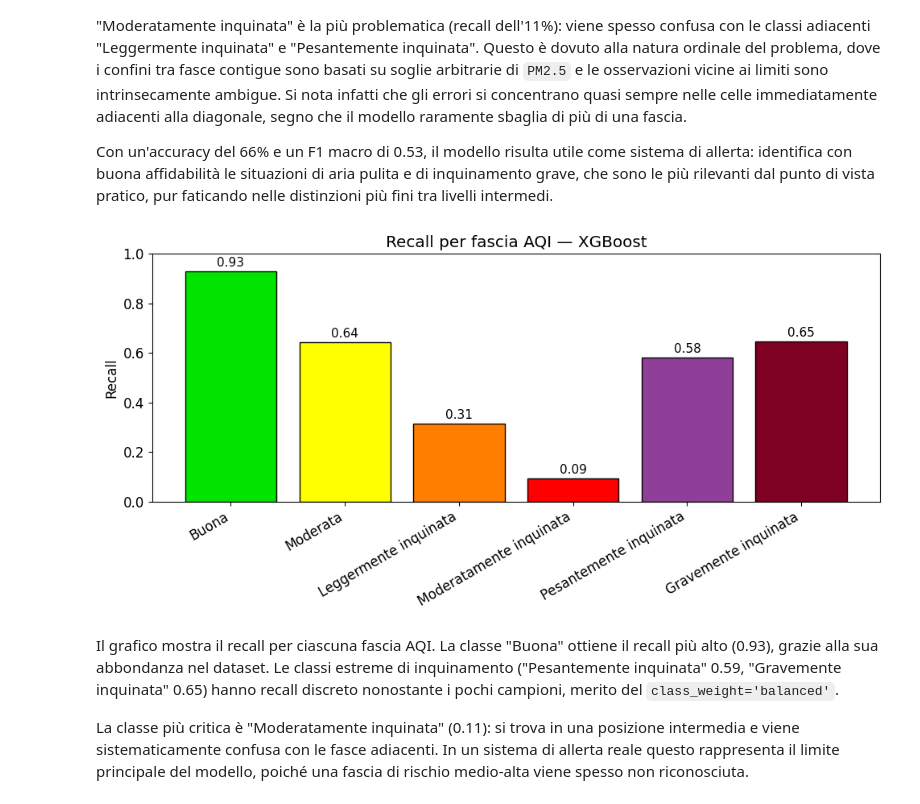
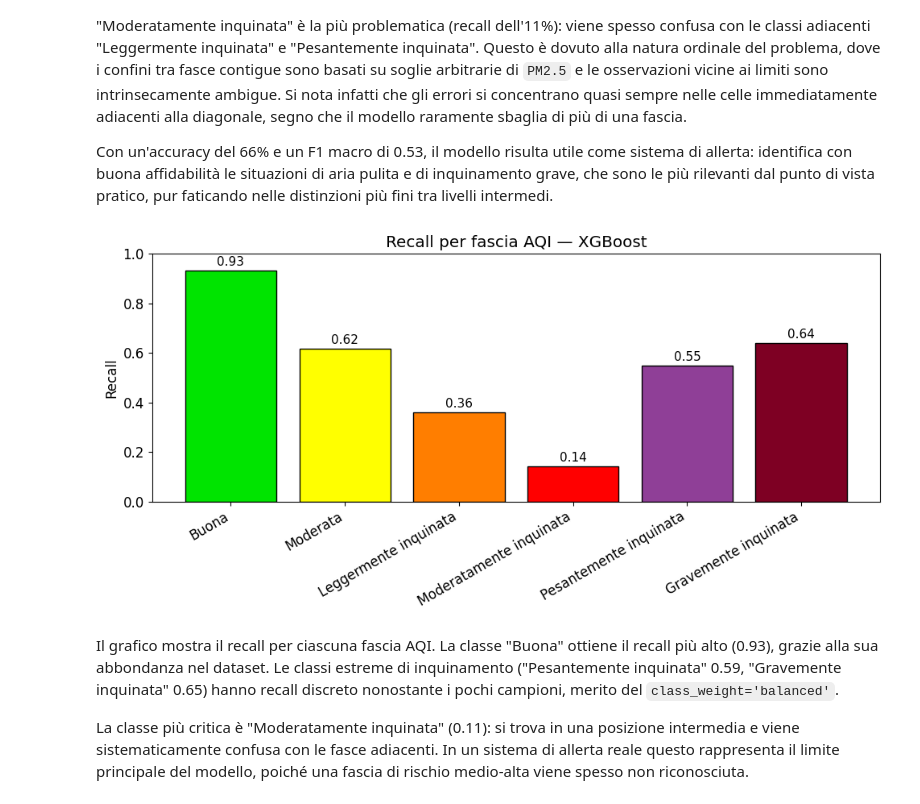
Before and after one commit to cirobassi11/air-quality-prediction, a Jupyter notebook: air_quality_prediction.ipynb, the cells around one changed output. Drawn from its saved outputs; the diff is of its cells as text; code cells hidden in the pictures.

```diff
--- a/air_quality_prediction.ipynb
+++ b/air_quality_prediction.ipynb
@@ -23,8 +23,6 @@ import warnings
 import os
 
 warnings.filterwarnings('ignore')
-%matplotlib inline
-plt.rcParams['figure.figsize'] = (12, 6)
 plt.rcParams['font.size'] = 12
 
 SEED = 42
@@ -1157,13 +1141,9 @@ for group_name, features in feature_groups.items():
     X_tr = X_train_pm10 if group_name == 'Tutte + PM10' else X_train
     X_te = X_test_pm10  if group_name == 'Tutte + PM10' else X_test
 
-    model = Pipeline([
-        ('scaler', StandardScaler()),
-        ('xgb', clone(rs_xgb.best_estimator_['xgb'])) # iperparametri riutilizzati
-    ])
+    model = clone(rs_xgb.best_estimator_)  # iperparametri riutilizzati
 
     model.fit(X_tr[features], y_train)
-
-    evaluate_model(X_tr[features], y_train, model, f'XGBoost - {group_name} - Train')
-    evaluate_model(X_te[features], y_test, model, f'XGBoost - {group_name} - Test')
+    evaluate_model(X_tr[features], y_train, model, f'XGBoost ({group_name}) - Train')
+    evaluate_model(X_te[features], y_test,  model, f'XGBoost ({group_name}) - Test')
 # %% [output]
@@ -1361,25 +1362,22 @@ XGBoost Classifier applica il gradient boosting alla classificazione multi-class
 # %%
 from xgboost import XGBClassifier
 
-xgb_clf = Pipeline([
-    ('scaler', StandardScaler()),
-    ('clf', XGBClassifier(
-        random_state=SEED,
-        tree_method='hist',
-        n_jobs=-1
-    ))
-])
+xgb_clf = XGBClassifier(
+    random_state=SEED,
+    tree_method='hist',
+    n_jobs=-1
+)
 
 param_dist = {
-    'clf__n_estimators':     [200, 300],
-    'clf__max_depth':        [3, 4, 6],
-    'clf__learning_rate':    [0.05, 0.1],
-    'clf__subsample':        [0.7, 0.8],
-    'clf__colsample_bytree': [0.7, 0.8],
-    'clf__reg_alpha':        [0.1, 1],
-    'clf__reg_lambda':       [1, 5],
-    'clf__min_child_weight': [5, 10, 20],
-    'clf__gamma':            [0.1, 0.5, 1],
+    'n_estimators':     [200, 300, 400],
+    'max_depth':        [4, 6, 8],
+    'learning_rate':    [0.05, 0.1, 0.2],
+    'subsample':        [0.7, 0.8],
+    'colsample_bytree': [0.7, 0.8],
+    'reg_alpha':        [0.1, 1],
+    'reg_lambda':       [0.5, 1, 2],
+    'min_child_weight': [5, 10, 20],
+    'gamma':            [0.1, 0.5, 1],
 }
 
 rs_xgb_clf = RandomizedSearchCV(xgb_clf, param_dist, n_iter=20, cv=tscv, scoring='f1_macro', random_state=SEED, n_jobs=1)
@@ -1469,20 +1483,20 @@ Con un'accuracy del 66% e un F1 macro di 0.53, il modello risulta utile come sis
 # %%
 recall_per_class = cm.diagonal() / cm.sum(axis=1)
 
 plt.figure(figsize=(10, 5))
 bars = plt.bar(aqi_names, recall_per_class, color=aqi_colors, edgecolor='black')
 plt.ylabel('Recall')
-plt.title(f'Recall per fascia AQI — {best_name}')
+plt.title(f'Recall per fascia AQI — XGBoost')
 plt.ylim(0, 1)
 plt.xticks(rotation=30, ha='right')
 
 for bar, val in zip(bars, recall_per_class):
     plt.text(bar.get_x() + bar.get_width()/2, bar.get_height() + 0.02, f'{val:.2f}', ha='center', fontsize=11)
 
 plt.tight_layout()
 plt.show()
 # %% [output]
-[figure, old version]
+[figure, new version]
 # %% [markdown]
 Il grafico mostra il recall per ciascuna fascia AQI. La classe "Buona" ottiene il recall più alto (0.93), grazie alla sua abbondanza nel dataset. Le classi estreme di inquinamento ("Pesantemente inquinata" 0.59, "Gravemente inquinata" 0.65) hanno recall discreto nonostante i pochi campioni, merito del `class_weight='balanced'`.
 
```
Also changed, not shown: parts of 49 cells of this notebook, 1 other file.
